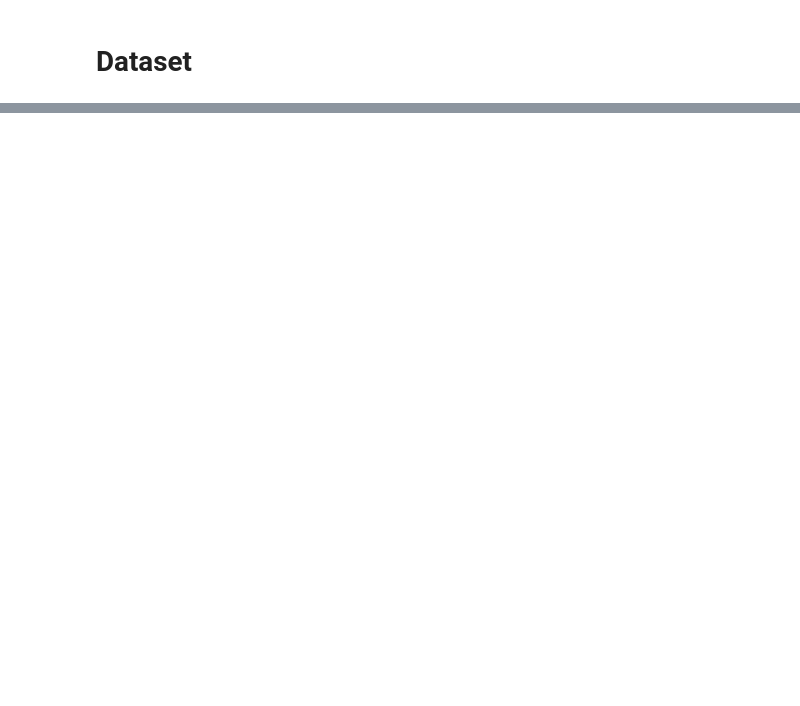
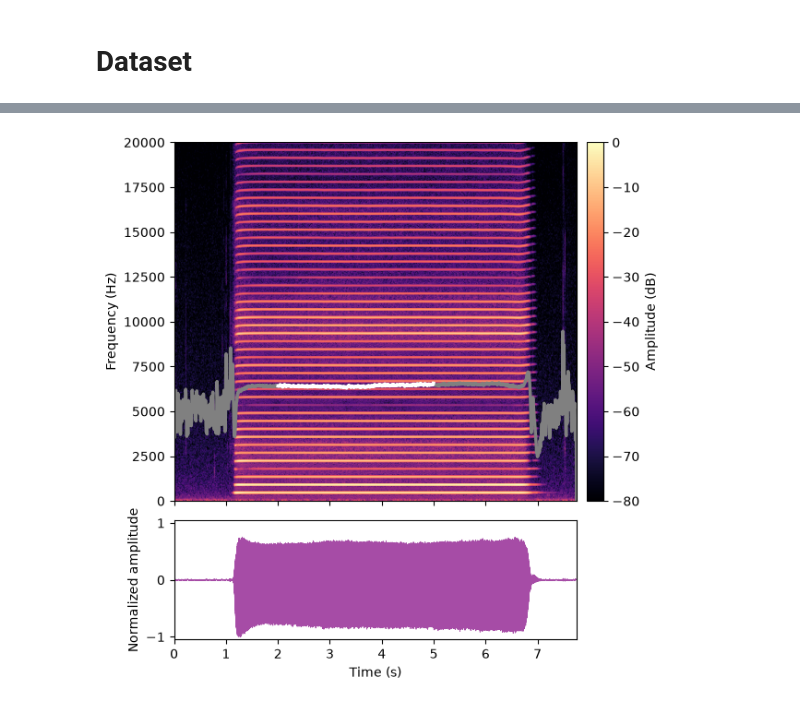
Before and after one commit to cabralgabriel/harmonica-timbre-analysis, a Jupyter notebook: notebooks/audio_processing.ipynb, the cells around one changed output, grey strips where cells are left out. Saved outputs shown, nothing was run; the diff lists cells and outputs as text; code cells hidden in the pictures; blank space fills up the shorter version.

Commit message:
feat: update peak, rms, snr descriptors and envelope graph

```diff
--- a/notebooks/audio_processing.ipynb
+++ b/notebooks/audio_processing.ipynb
@@ -68,6 +69,9 @@ The process known as the Short-Time Fourier Transform (STFT) is given by
 $$ X(m,k) = \sum_{n=0}^{N-1} x(n + mH)\,w(n)\, e^{-j\frac{2\pi}{N}kn}, $$
 
 where $w(n)$ is a windowing function of length $N$ (`frame_size`) and $H$ is the `hop_size`. The STFT is computed here with a Hamming window, giving the magnitude spectrum $|X(m,k)|$ used by the spectral extraction functions.
+# %%
+sustain_start = 2.0
+sustain_end = 5.0
 # %%
 def calcSTFT(audio, window='hamming'):
 
@@ -181,18 +185,25 @@ $$\text{LAT} = \log_{10} (t_{end} - t_{st}),$$
 
 where $t_{st}$ and $t_{end}$ are the start and the end of attack time, respectively.
 # %%
-def calcLogAttackTime(audio):
-
+def getEnvelope(audio):
     envelope = es.Envelope( #essentia docs: "This algorithm computes the envelope of a signal by applying a non-symmetric lowpass filter on a signal"
         sampleRate=sr,
     )(audio)
+    return envelope
 
+def getLogAttackTime(envelope):
     log_attack = es.LogAttackTime(
         sampleRate=sr,
         startAttackThreshold=0.2,
         stopAttackThreshold=0.8
     )(envelope)
-    # log_attack returns a tuple with 3 values
+    return log_attack
+
+def calcLogAttackTime(audio):
+
+    envelope = getEnvelope(audio)
+
+    log_attack = getLogAttackTime(envelope) # log_attack returns a tuple with 3 values
 
     attack_time = 10 ** log_attack[0] # converts to time in seconds
 
@@ -336,0 +457,17 @@ df
+# %%
+harp = 'Bb'
+note = 'A4'
+material = 'wood'
+method = 'natural'
+repetition = '2'
+
+audio_nat = getProcessedAudios(harp, note, material, method, repetition)
+stft = calcSTFT(audio_nat)
+
+mean_centroids, mean_centroid = calcMeanCentroid(stft)
+median_centroids, median_centroid = calcMedianCentroid(stft)
+logattacktime, attack_time = calcLogAttackTime(audio_nat)
+
+plotSpectrum(audio_nat, stft, mean_centroids, median_centroids)
+# %% [output]
+[figure, new version]
```
Also changed, not shown: parts of 23 cells of this notebook, 1 other file.
